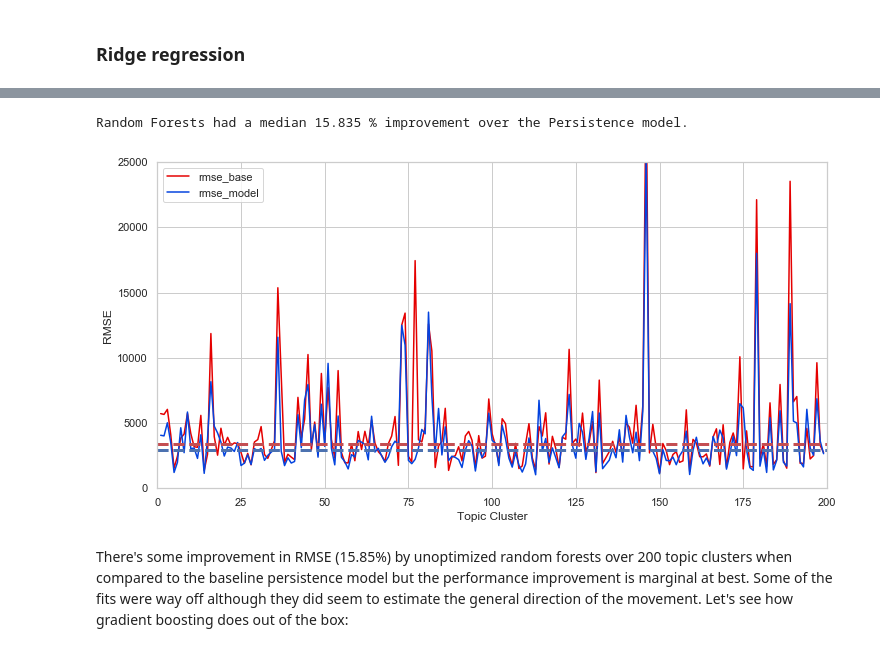
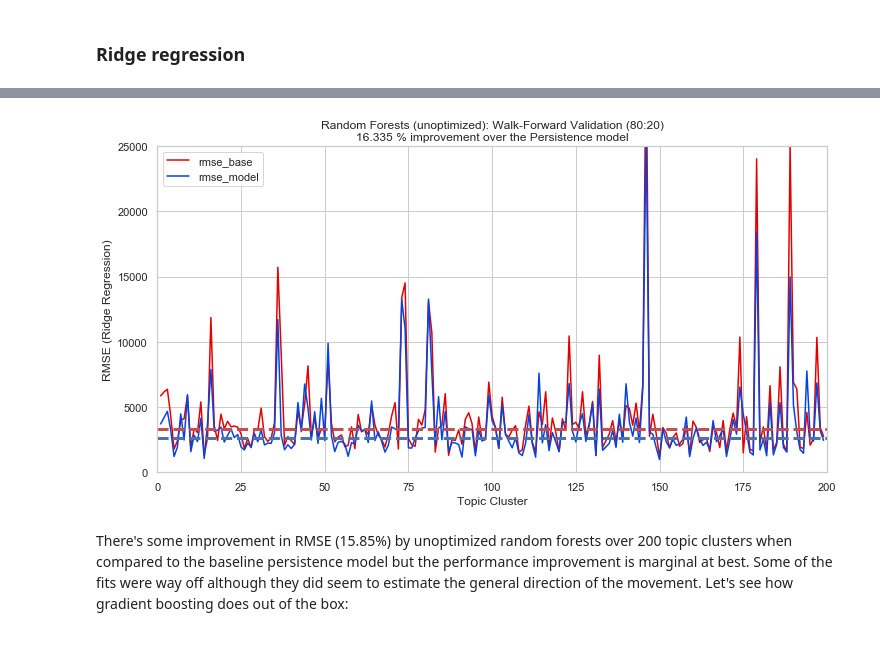
Before and after one commit to tguptaMT/TOPicks, a Jupyter notebook: TOPICS-step3_time_series_forecasting.ipynb, the cells around one changed output, grey strips where cells are left out. Drawn from its saved outputs; the diff is of its cells as text; code cells hidden in the pictures.

Commit message:
Optimized alpha for Ridge Regression

```diff
--- a/TOPICS-step3_time_series_forecasting.ipynb
+++ b/TOPICS-step3_time_series_forecasting.ipynb
@@ -143,7 +144,7 @@ def cal_errors(val, base_preds, model_preds):
 
 #--------------------------------------------------------#
 
-def ts_ensemble(X, model_name, model_params, ntopic, metric='likes', plot_=False, verbose=False):
+def ts_ensemble(X, model_name, model_params, ntopic, metric='likes', plot_=False, verbose=True):
     """
     Input:
         *Processed DataFrame returned by ts_preprocess()* <- This is important.
@@ -154,9 +155,9 @@ def ts_ensemble(X, model_name, model_params, ntopic, metric='likes', plot_=False
         Plot_: Boolean
 
     Description:
-        Fits gradient boosting model against the persistence model as Baseline.
+        Fits selected model against the persistence model as Baseline.
+        Model options: Ridge regression, Random Forests, Gradient Boosting (with or withou hyp-param tuning.)
         Persitence model: Today is same as yesterday. Tomorrow will be same as today.
-        Test model: Gradient boosting (unoptimized / not hyperparameter tuned)
 
     Output: Prediction errors returned by cal_errors()
             Plot of baseline and gradient boosted predicteds against validation.
@@ -165,7 +166,9 @@ def ts_ensemble(X, model_name, model_params, ntopic, metric='likes', plot_=False
 
     temp_pred_df = pd.DataFrame()
     # define model params:
-    if model_name =='gb':
+    if model_name =='rr':
+        model = Ridge()
+    elif model_name =='gb':
         model = LGBMRegressor()
     elif model_name == 'rf':
         model = RandomForestRegressor()
@@ -307,7 +310,7 @@ def comp_ts_modelling(model_name, model_tuning, data, grid_frac=0.33, plot_freq=
     Function: Comparative time-series Modelling
     Model_name: options -
         - Persistence = Baseline: Tomorrow will be same as today.
-        - LR (linear regression)
+        - RR (ridge regression)
         - GB (gradient boosting)
         - RF (Random Forests)
         - ARIMA
@@ -336,8 +339,8 @@ def comp_ts_modelling(model_name, model_tuning, data, grid_frac=0.33, plot_freq=
                     model_params = model_hp_tuning(X, model_name, ntopic, metric='likes',
                                                    grid_frac=grid_frac, verbose=False)
             else: # default parameters
-                if model_name == 'lr':
-                    model_params = {'n_estimators':1000, 'learning_rate':0.001} # params for linear regression
+                if model_name == 'rr':
+                    model_params = {'alpha': 0.5, 'normalize':True}
 
                 elif model_name == 'gb':
                     model_params = {'n_estimators':1000, 'learning_rate':0.001}
@@ -629,21 +789,20 @@ Topic: 121, Base RMSE: 3905.498468915034, RF Model RMSE: 3948.6588425471223, dMA
 # %%
 ax = plt.subplot(111)
 summary_df.set_index('ntopic')[['rmse_base', 'rmse_model']]\
                     .plot(ax=ax, logy=False, ylim=(0, 25000),
                          figsize=(12, 6), xlim=(0,200))
 
 rbase = summary_df['rmse_base'].median()
 rmodel = summary_df['rmse_model'].median()
 plt.plot([0, 200], [rbase, rbase], 'r--', lw=3)
 plt.plot([0, 200], [rmodel, rmodel], 'b--', lw=3)
 plt.xlabel("Topic Cluster")
-plt.ylabel('RMSE')
-print("Random Forests had a median",round(((summary_df.rmse_base - summary_df.rmse_model)/\
-      summary_df.rmse_base).median()*100, 3),
-      "% improvement over the Persistence model.")
+plt.ylabel('RMSE (Ridge Regression)')
+title = 'Random Forests (unoptimized): Walk-Forward Validation (80:20)\n'+ str(round(((summary_df.rmse_base - summary_df.rmse_model)/\
+      summary_df.rmse_base).median()*100, 3))+' % improvement over the Persistence model'
+plt.title(title);
 # %% [output]
-Random Forests had a median 15.835 % improvement over the Persistence model.
-[figure, old version]
+[figure, new version]
 # %% [markdown]
 There's some improvement in RMSE (15.85%) by unoptimized random forests over 200 topic clusters when compared to the baseline persistence model but the performance improvement is marginal at best. Some of the fits were way off although they did seem to estimate the general direction of the movement. Let's see how gradient boosting does out of the box:
 # %% [markdown]
```
Also changed, not shown: parts of 9 cells of this notebook.
